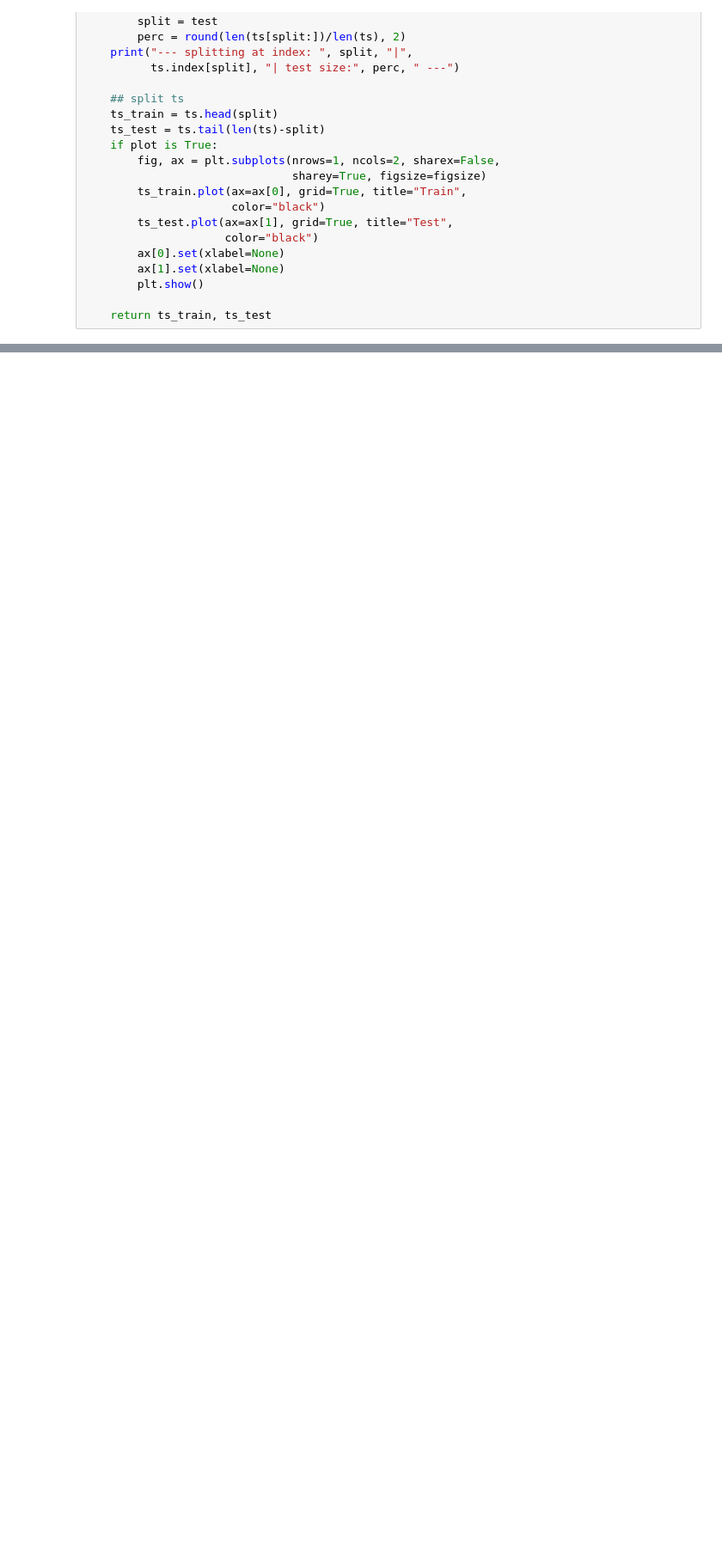
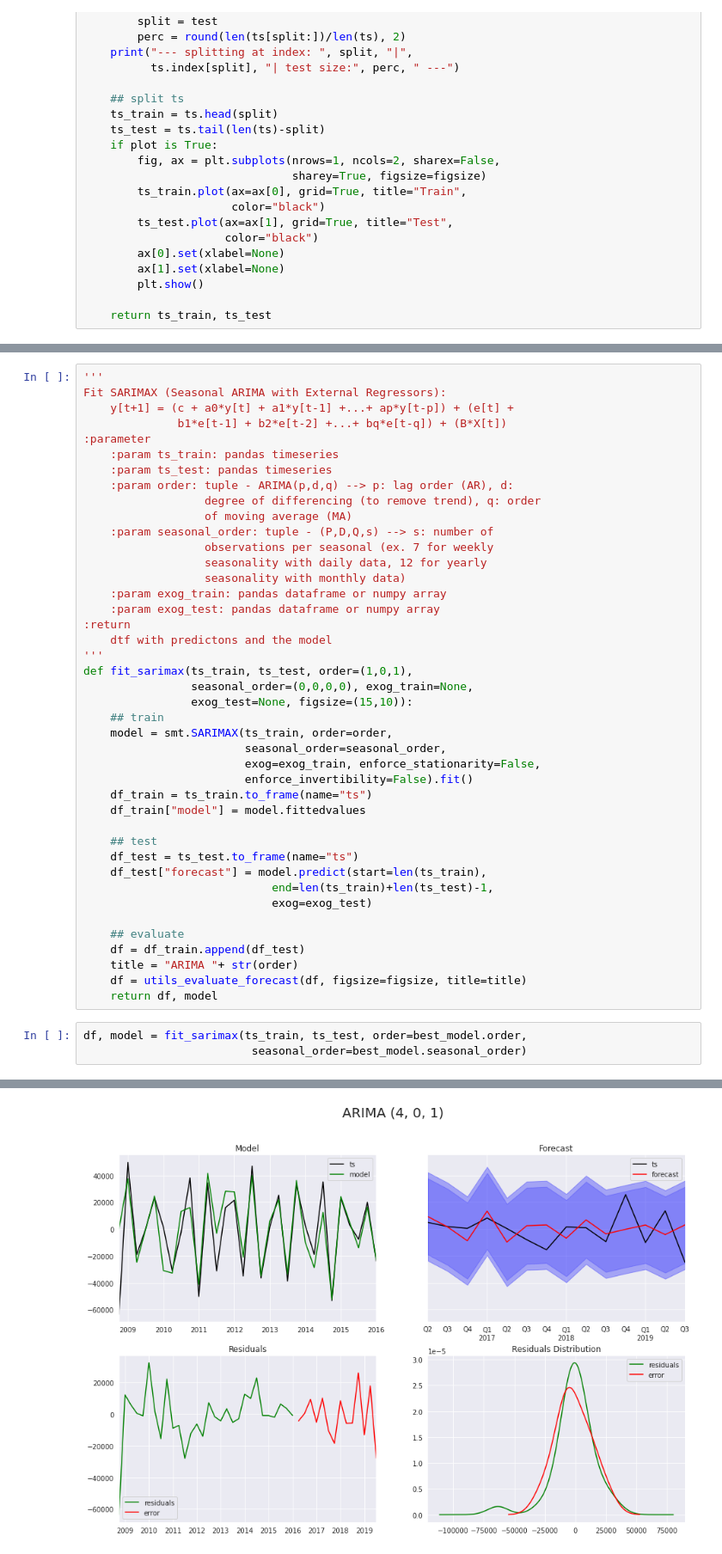
Before and after one commit to anaypess/Forecasting, a Jupyter notebook: Forecasting.ipynb, the cells around one changed output, grey strips where cells are left out. Shown at 86% size. Drawn from its saved outputs; the diff is of its cells as text; blank space fills up the shorter version.

```diff
--- a/Forecasting.ipynb
+++ b/Forecasting.ipynb
@@ -88,0 +344,46 @@ ts_train, ts_test = split_train_test(ts, test = 0.3)
+# %%
+'''
+Fit SARIMAX (Seasonal ARIMA with External Regressors):
+    y[t+1] = (c + a0*y[t] + a1*y[t-1] +...+ ap*y[t-p]) + (e[t] +
+              b1*e[t-1] + b2*e[t-2] +...+ bq*e[t-q]) + (B*X[t])
+:parameter
+    :param ts_train: pandas timeseries
+    :param ts_test: pandas timeseries
+    :param order: tuple - ARIMA(p,d,q) --> p: lag order (AR), d:
+                  degree of differencing (to remove trend), q: order
+                  of moving average (MA)
+    :param seasonal_order: tuple - (P,D,Q,s) --> s: number of
+                  observations per seasonal (ex. 7 for weekly
+                  seasonality with daily data, 12 for yearly
+                  seasonality with monthly data)
+    :param exog_train: pandas dataframe or numpy array
+    :param exog_test: pandas dataframe or numpy array
+:return
+    dtf with predictons and the model
+'''
+def fit_sarimax(ts_train, ts_test, order=(1,0,1),
+                seasonal_order=(0,0,0,0), exog_train=None,
+                exog_test=None, figsize=(15,10)):
+    ## train
+    model = smt.SARIMAX(ts_train, order=order,
+                        seasonal_order=seasonal_order,
+                        exog=exog_train, enforce_stationarity=False,
+                        enforce_invertibility=False).fit()
+    df_train = ts_train.to_frame(name="ts")
+    df_train["model"] = model.fittedvalues
+
+    ## test
+    df_test = ts_test.to_frame(name="ts")
+    df_test["forecast"] = model.predict(start=len(ts_train),
+                            end=len(ts_train)+len(ts_test)-1,
+                            exog=exog_test)
+
+    ## evaluate
+    df = df_train.append(df_test)
+    title = "ARIMA "+ str(order)
+    df = utils_evaluate_forecast(df, figsize=figsize, title=title)
+    return df, model
+# %%
+df, model = fit_sarimax(ts_train, ts_test, order=best_model.order,
+                         seasonal_order=best_model.seasonal_order)
+# %% [output]
@@ -88,0 +394 @@ ts_train, ts_test = split_train_test(ts, test = 0.3)
+[figure, added]
```
Also changed, not shown: parts of 38 cells of this notebook.
